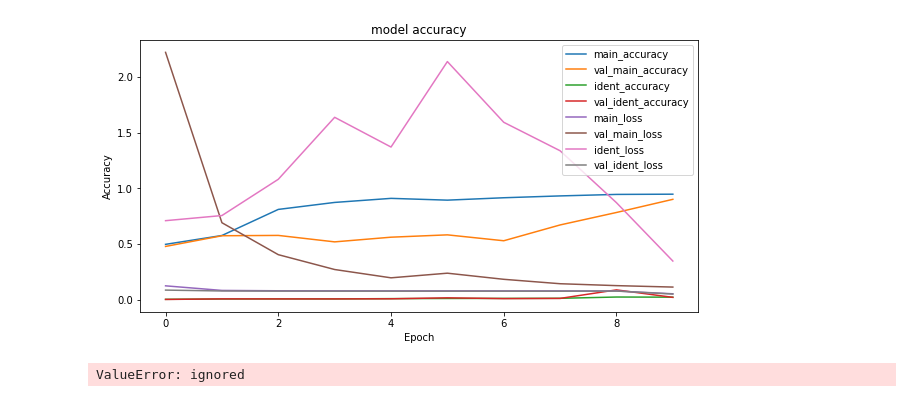
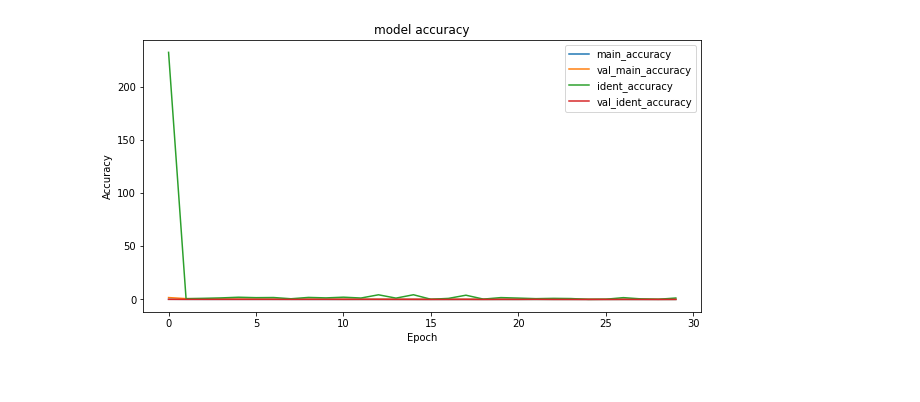
Before and after one commit to MasoudMoeini/Google-Street-View-Images-Blur-Detection, a Jupyter notebook: SBDN_CAM.ipynb, the cells around one changed output. Cells and saved outputs as stored; diff of their text form; code cells hidden in the pictures.

```diff
--- a/SBDN_CAM.ipynb
+++ b/SBDN_CAM.ipynb
@@ -110,6 +126,6 @@ def decoder_network(X):
 # %%
 def ResNet50():
-    X_input = layers.Input(shape=(224, 224, 3))
+    X_input = Input(shape=(224, 224, 3))
     X = ZeroPadding2D((3, 3))(X_input)
     X = Conv2D(64, (7, 7), strides=(2, 2), name='conv1', kernel_initializer=glorot_uniform(seed=0))(X)
     X = BatchNormalization(axis=3, name='bn_conv1')(X)
@@ -136,13 +152,13 @@ def ResNet50():
     X = identity_block(X, 3, [512, 512, 2048], stage=5, block='b')
     X = identity_block(X, 3, [512, 512, 2048], stage=5, block='c')
     #7*7*2048
-    output1=decoder_network(X)
+    ident=decoder_network(X,name='ident')
     X = AveragePooling2D(pool_size=(2, 2), padding='same')(X)
     X = Flatten()(X)
     X = Dense(256, activation='relu', name='fc1',kernel_initializer=glorot_uniform(seed=0))(X)
     X = Dense(128, activation='relu', name='fc2',kernel_initializer=glorot_uniform(seed=0))(X)
     main = Dense( 1,activation='sigmoid', name='main',kernel_initializer=glorot_uniform(seed=0))(X)
-    model = Model(inputs=X_input, outputs=[output1,main] , name='ResNet50')
+    model = Model(inputs=X_input, outputs=[ident,main])
     return model
 # %%
 model= ResNet50()
@@ -150,14 +166,14 @@ model= ResNet50()
 # %%
-class_label=class_labels[:5000]
-x_train = total_images[:5000].astype(np.float32)/ 255.0
-y_train=total_labels[:5000].astype(np.float32)/ 255.0
+class_label=class_labels[:3000]
+x_train = total_images[:3000].astype(np.float32)/ 255.0
+y_train=total_labels[:3000].astype(np.float32)/ 255.0
 y_train = (y_train,class_label)
 # %%
-loss1=tf.keras.losses.MeanSquaredError()
-loss2="binary_crossentropy"
-model.compile(keras.optimizers.Adam(learning_rate=1e-3),loss = [loss1,loss2],metrics=["accuracy"])
+loss1= tf.keras.losses.MeanSquaredError()
+loss2= tf.keras.losses.BinaryCrossentropy()
+model.compile(keras.optimizers.Adam(learning_rate=1e-3),loss = [loss1,loss2])
 # %%
-history = model.fit(x_train,[y_train[0],y_train[1]], epochs=10,batch_size=20, validation_split=0.2,shuffle=True)
+history = model.fit(x_train,[y_train[0],y_train[1]], epochs=30,batch_size=25, validation_split=0.2,shuffle=True)
 model.save('SBDN_CAM_model.h5')
 # %%
 history_dict = history.history
@@ -173,22 +189,22 @@ with open(hist_csv_file, mode='w') as f:
 # %%
 import matplotlib.pyplot as plt
 plt.figure(figsize=(10,5))
-plt.plot(history.history["main_accuracy"])
-plt.plot(history.history["val_main_accuracy"])
-plt.plot(history.history["ident_accuracy"])
-plt.plot(history.history["val_ident_accuracy"])
+#plt.plot(history.history["main_accuracy"])
+#plt.plot(history.history["val_main_accuracy"])
+#plt.plot(history.history["ident_accuracy"])
+#plt.plot(history.history["val_ident_accuracy"])
 plt.plot(history.history['ident_loss'])
 plt.plot(history.history['main_loss'])
 plt.plot(history.history['val_main_loss'])
 plt.plot(history.history['val_ident_loss'])
 plt.title("model accuracy")
 plt.ylabel("Accuracy")
 plt.xlabel("Epoch")
 plt.legend(["main_accuracy","val_main_accuracy","ident_accuracy",'val_ident_accuracy',"main_loss",'val_main_loss',
             'ident_loss','val_ident_loss'])
 plt.show()
 # %% [output]
-[figure, old version]
+[figure, new version]
 # %%
 def get_class_activation_map(model, img):
     '''
@@ -232,20 +249,3 @@ eval_class_label=class_labels[5000:]
-# %%
-from keras.models import load_model
-from keras import backend as K
-import scipy
-from PIL import Image
-images = eval_images
-model = load_model("SBDN_CAM_model.h5")
-class_activation_map=[]
-for i in range(images.shape[0]):
-  img = images[i]
-  img = img.astype(np.float32)/ 255.0
-  img = np.expand_dims(img, -1)
-  img = np.expand_dims(img, 0)
-  ss,mm=get_class_activation_map(model, img)
-  class_activation_map.append([ss,mm])
-# %% [output]
-ValueError: ignored
 # %%
 from keras.models import load_model
 from PIL import Image
```
Also changed, not shown: parts of 19 cells of this notebook.
